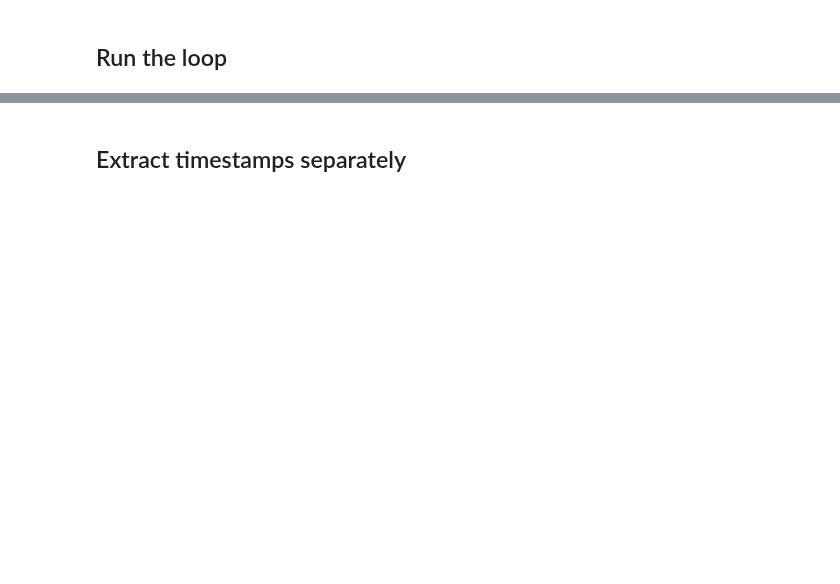
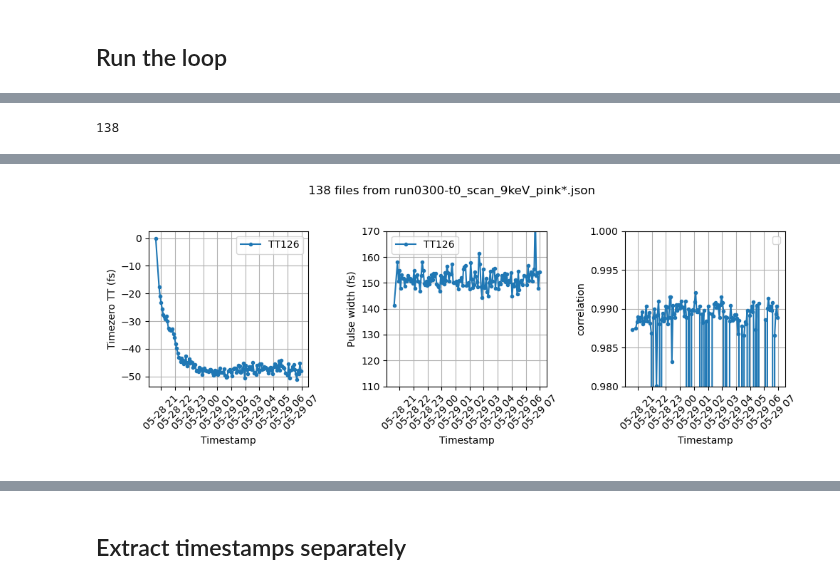
Before and after one commit to paulscherrerinstitute/alvra_beamline_scripts, a Jupyter notebook: YAG_scans_oneTT_timestamp.ipynb, the cells around one changed output, grey strips where cells are left out. Drawn from its saved outputs; the diff is of its cells as text; code cells hidden in the pictures; blank space fills up the shorter version.

```diff
--- a/YAG_scans_oneTT_timestamp.ipynb
+++ b/YAG_scans_oneTT_timestamp.ipynb
@@ -293,0 +427,41 @@ plt.show()
+# %%
+len(timestamps_npy)
+# %% [output]
+138
+# %%
+plt.figure(figsize = (10,4))
+plt.suptitle ('{} files from {}'.format(len(patch[:-1]), json_file.split('/')[-3].split('.')[0][:-4]+'*.json'))
+# plt.suptitle ('{} files from {}'.format(79+46, json_file.split('/')[-3].split('.')[0][:-4]+'*.json'))
+
+plt.subplot(131)
+#plt.plot(timestamps_npy, t0_fs_scan_124-t0_fs_scan_124[0], marker='.', label='TT124')
+plt.plot(timestamps_npy, t0_fs_scan_126-t0_fs_scan_126[0], marker='.', label='TT126')
+plt.xlabel("Timestamp")
+plt.ylabel('Timezero TT (fs)')
+plt.xticks(rotation = 45)
+plt.legend(loc='best')
+#plt.ylim(-75,-10)
+plt.grid()
+
+plt.subplot(132)
+#plt.plot(timestamps_npy, width_fs_scan_124, marker='.', label='TT124')
+plt.plot(timestamps_npy, width_fs_scan_126, marker='.', label='TT126')
+plt.xlabel('Timestamp')
+plt.ylabel('Pulse width (fs)')
+plt.xticks(rotation = 45)
+plt.legend(loc='best')
+plt.ylim(110, 170)
+plt.grid()
+
+plt.subplot(133)
+plt.plot(timestamps_npy, corr, marker='.')
+plt.xlabel('Timestamp')
+plt.ylabel('correlation')
+plt.xticks(rotation = 45)
+plt.legend(loc='best')
+plt.ylim(0.98, 1.0)
+plt.grid()
+
+plt.tight_layout(rect=[0, 0.03, 1, 0.95])
+plt.show()
+# %% [output]
@@ -293,0 +469 @@ plt.show()
+[figure, added]
```
Also changed, not shown: parts of 16 cells of this notebook, 6 other files.
